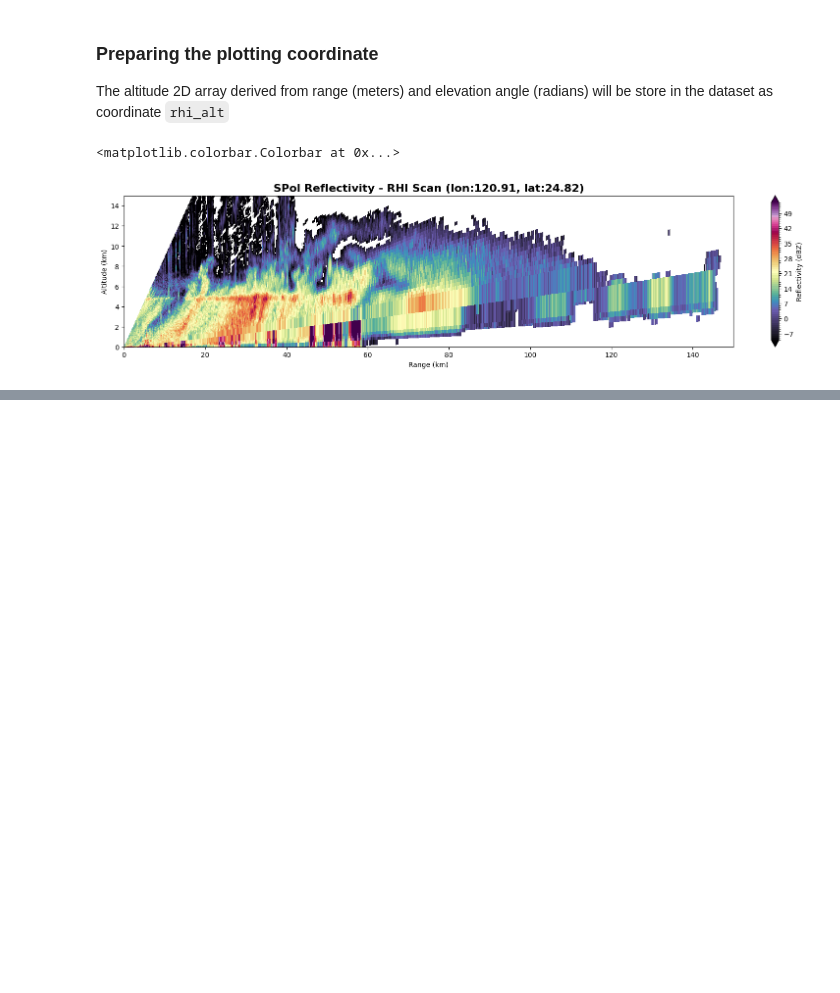
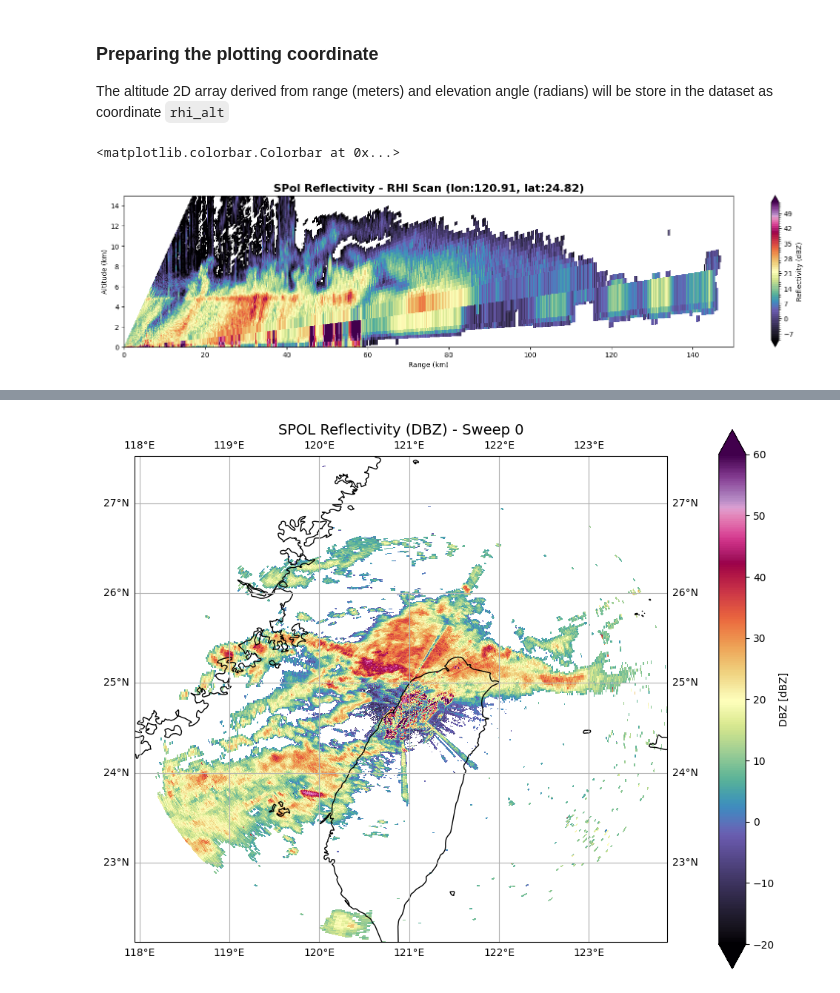
Before and after one commit to chiaweh2/radar_arco, a Jupyter notebook: notebooks/radar_analysis_ready_data.ipynb, the cells around one changed output, grey strips where cells are left out. Cells and saved outputs as stored; diff of their text form; code cells hidden in the pictures; blank space fills up the shorter version.

```diff
--- a/notebooks/radar_analysis_ready_data.ipynb
+++ b/notebooks/radar_analysis_ready_data.ipynb
@@ -273,0 +422,25 @@ plt.colorbar(ax.collections[0], ax=ax, label="Reflectivity (dBZ)")
+# %%
+#Plot on MAP
+proj_crs = xd.georeference.get_crs(radar["sweep_0"].ds)
+cart_crs = cartopy.crs.Projection(proj_crs)
+
+fig = plt.figure(figsize=(10, 10))
+ax = fig.add_subplot(111, projection=cartopy.crs.PlateCarree())
+radar["sweep_0"]["DBZ"].plot(
+    x="x",
+    y="y",
+    cmap="ChaseSpectral",
+    vmin=-20,
+    vmax=60,
+    transform=cart_crs,
+    cbar_kwargs=dict(pad=0.075, shrink=0.75),
+)
+ax.coastlines()
+ax.gridlines(draw_labels=True)
+ax.set_title("SPOL Reflectivity (DBZ) - Sweep 0", fontsize=14)
+ax.set_aspect("equal")
+ax.grid(False)
+plt.tight_layout()
+plt.show()
+# %% [output]
+[figure, added]
```
Also changed, not shown: parts of 4 cells of this notebook.
